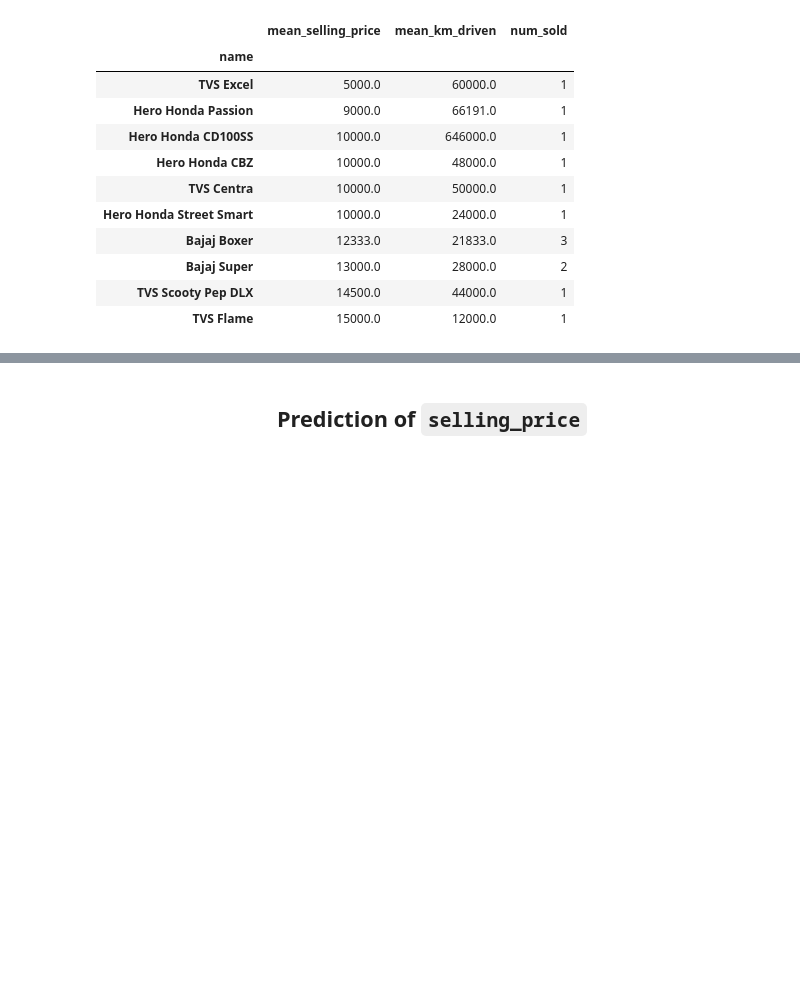
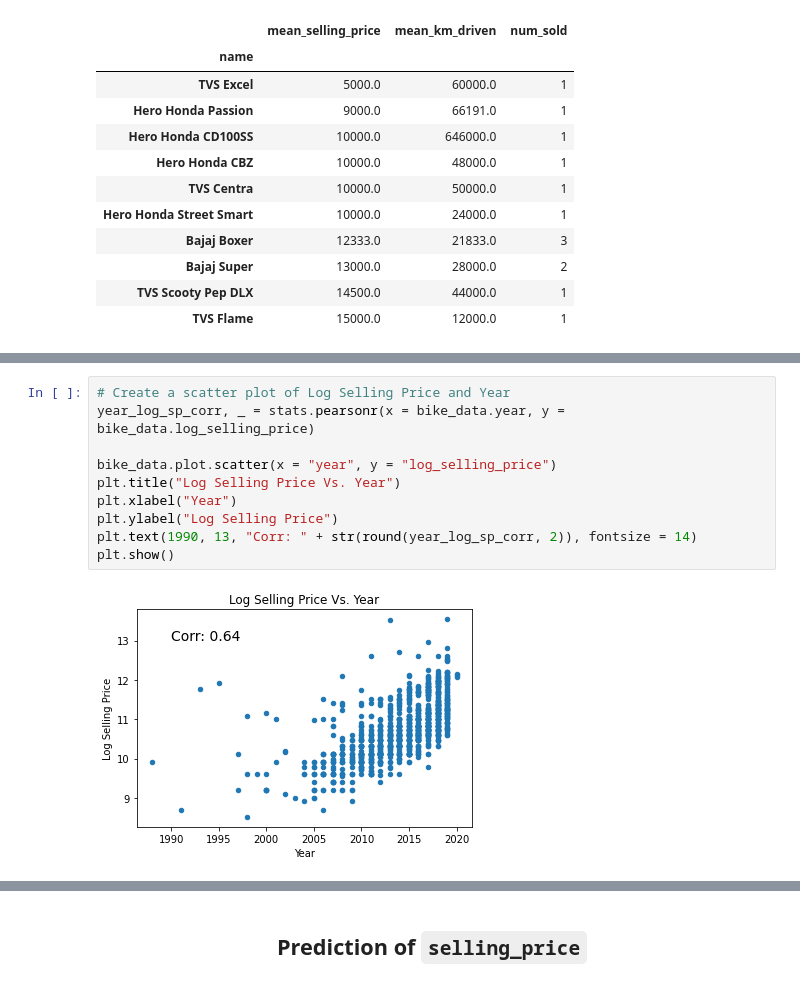
Before and after one commit to scimaksim/ST_590_Project1, a Jupyter notebook: Group_B_Project_1.ipynb, the cells around one changed output, grey strips where cells are left out. Drawn from its saved outputs; the diff is of its cells as text; blank space fills up the shorter version.

```diff
--- a/Group_B_Project_1.ipynb
+++ b/Group_B_Project_1.ipynb
@@ -118,0 +137,12 @@ plt.show()
+# %%
+# Create a scatter plot of Log Selling Price and Year
+year_log_sp_corr, _ = stats.pearsonr(x = bike_data.year, y = bike_data.log_selling_price)
+
+bike_data.plot.scatter(x = "year", y = "log_selling_price")
+plt.title("Log Selling Price Vs. Year")
+plt.xlabel("Year")
+plt.ylabel("Log Selling Price")
+plt.text(1990, 13, "Corr: " + str(round(year_log_sp_corr, 2)), fontsize = 14)
+plt.show()
+# %% [output]
+[figure, added]
```
Also changed, not shown: parts of 28 cells of this notebook.
